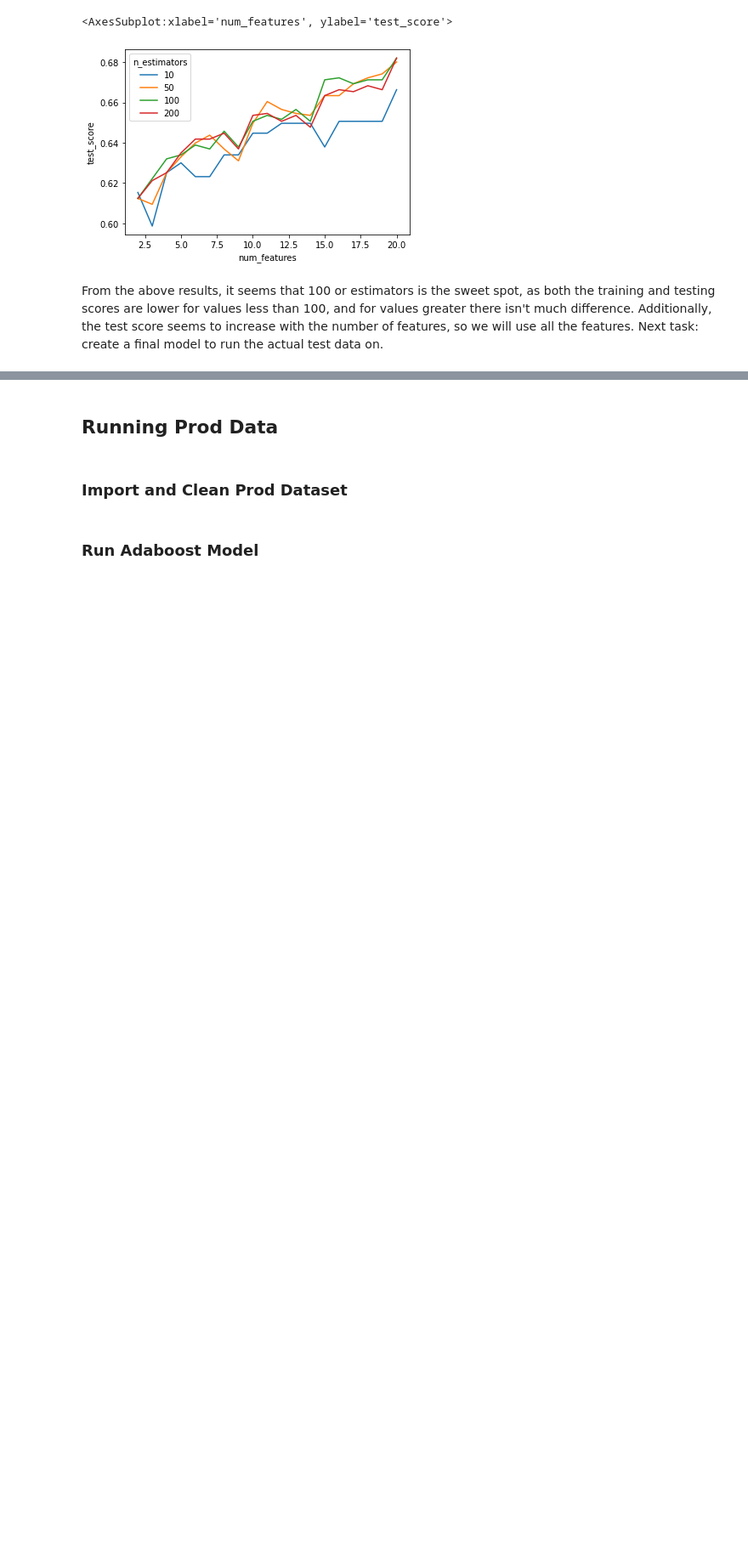
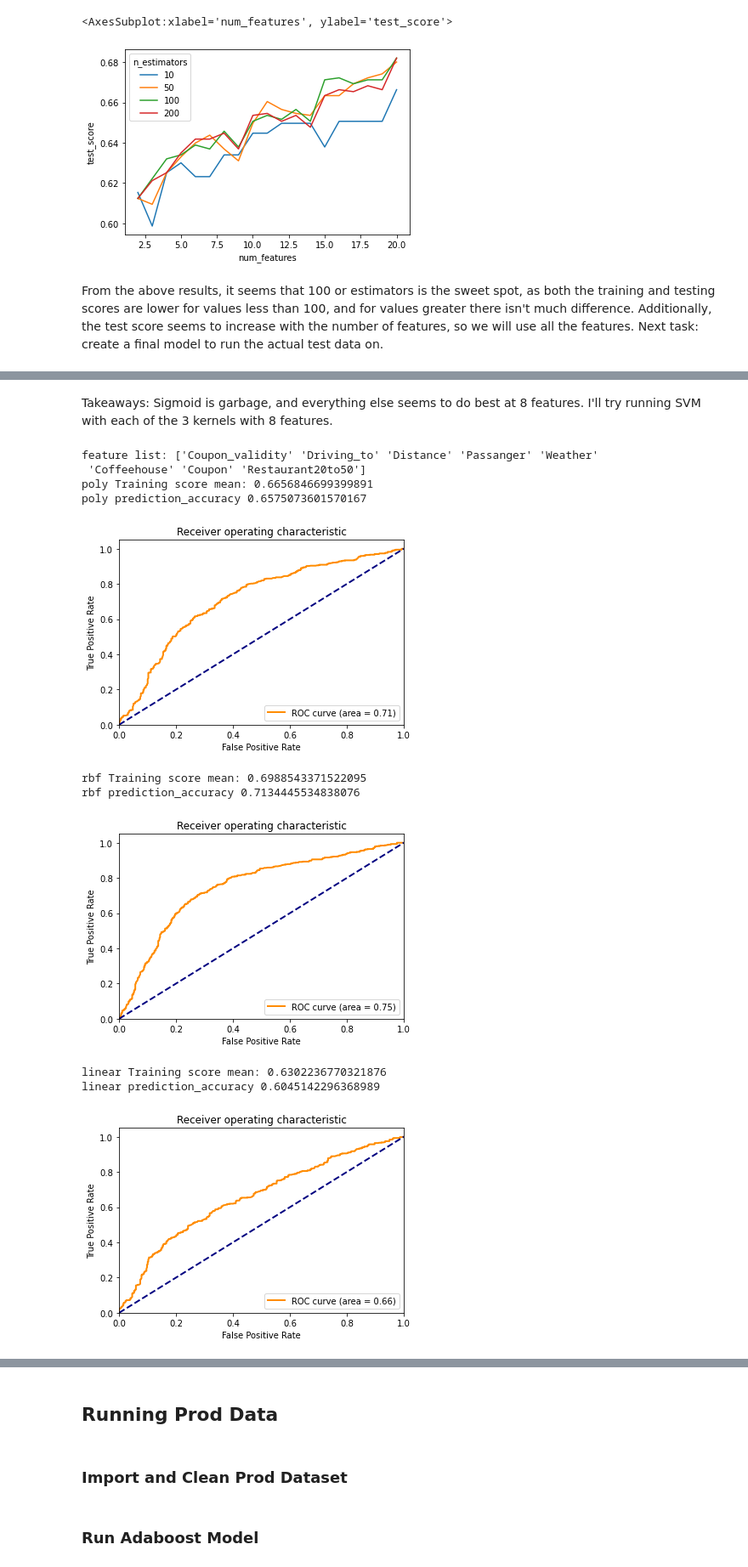
Before and after one commit to apcarrik/kaggle, a Jupyter notebook: duke-cs671-fall21-coupon-recommendation/duke-cs671-fall21-coupon-recommendation.ipynb, the cells around one changed output, grey strips where cells are left out. Shown at 85% size. Drawn from its saved outputs; the diff is of its cells as text; code cells hidden in the pictures; blank space fills up the shorter version.

```diff
--- a/duke-cs671-fall21-coupon-recommendation/duke-cs671-fall21-coupon-recommendation.ipynb
+++ b/duke-cs671-fall21-coupon-recommendation/duke-cs671-fall21-coupon-recommendation.ipynb
@@ -1043,0 +1323,64 @@ prediction_accuracy 0.6790971540726202
+# %% [markdown]
+Takeaways: Sigmoid is garbage, and everything else seems to do best at 8 features. I'll try running SVM with each of the 3 kernels with 8 features.
+# %%
+### Test SVM models for different number of features
+
+# Make copy of df
+dev1 = dev.copy()
+
+# Map object features to ints
+dev1, dtypedict = map_object_columns_to_int(dev1)
+
+# Map float features to ints
+dev1, dtypedict = map_float_columns_to_int(dev1)
+
+
+feature_list = fclassif_features[0:8]
+print(f'feature list: {feature_list}')
+
+# Split into test and train sets
+train_1, test_1 = train_test_split(dev1, test_size=0.10) #, random_state=1)
+(X_train, y_train) = train_1[feature_list], train_1["Decision"]
+(X_test, y_test) = test_1[feature_list], test_1["Decision"]
+
+# Test each kernel, save model
+for kernel in ['poly', 'rbf', 'linear']:
+    # Create classifier
+    clf = svm.SVC(kernel=kernel, max_iter=1000000)
+
+    # Train classifier & report score with cross-validation
+    train_scores = cross_val_score(clf, X_train, y_train, cv=5)
+    clf.fit(X_train, y_train)
+    print(f"{kernel} Training score mean: {train_scores.mean()}")
+
+    # Test classifier & report score
+    predicted_values = clf.predict(X_test)
+    prediction_accuracy = clf.score(X_test, y_test)
+    print(f"{kernel} prediction_accuracy", prediction_accuracy)
+    predicted_probabilities = clf.decision_function(X_test)
+    svm_avg_accuracies_per_feature.append({
+        "num_features": num_features,
+        "kernel": kernel,
+        "train_score": train_scores.mean(),
+        "test_score": prediction_accuracy
+    })
+
+    compute_and_plot_roc_curve(test_1["Decision"],predicted_probabilities)
+
+    # Save model
+    save_dir = f"outputs/rules/SVM/{kernel}/final/1"
+    if not os.path.exists(save_dir):
+        os.makedirs(save_dir)
+    dump(clf, f'{save_dir}/model.joblib')
+# %% [output]
+feature list: ['Coupon_validity' 'Driving_to' 'Distance' 'Passanger' 'Weather'
+ 'Coffeehouse' 'Coupon' 'Restaurant20to50']
+poly Training score mean: 0.6656846699399891
+poly prediction_accuracy 0.6575073601570167
+[figure, added]
+rbf Training score mean: 0.6988543371522095
+rbf prediction_accuracy 0.7134445534838076
+[figure, added]
+linear Training score mean: 0.6302236770321876
+linear prediction_accuracy 0.6045142296368989
+[figure, added]
```
Also changed, not shown: parts of 45 cells of this notebook, 35 other files.
